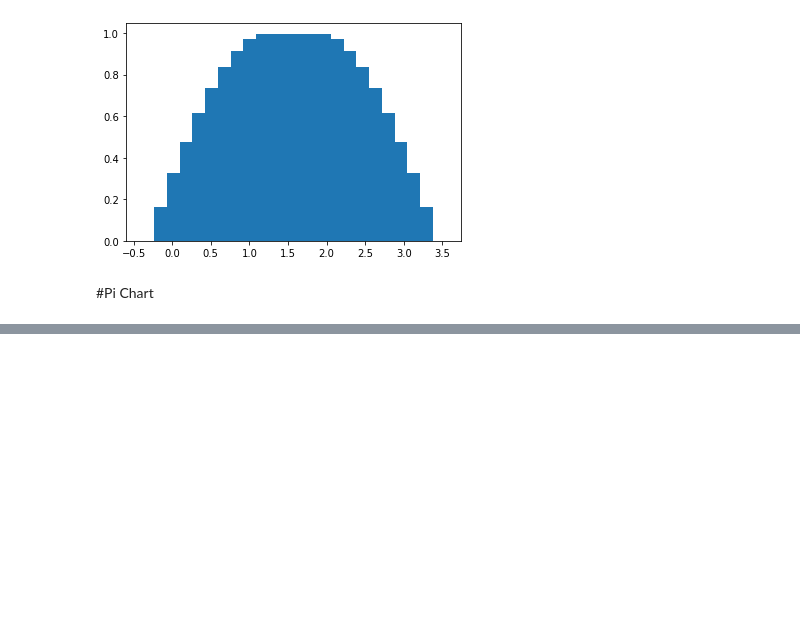
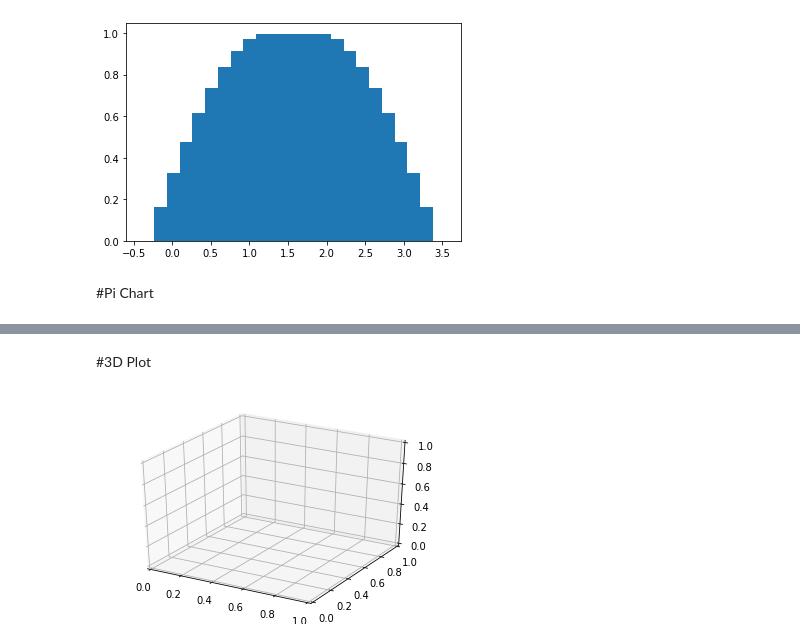
Before and after one commit to dasuntheekshanagit/COMLab, a Jupyter notebook: COMMATPLOT.ipynb, the cells around one changed output, grey strips where cells are left out. Cells and saved outputs as stored; diff of their text form; code cells hidden in the pictures; blank space fills up the shorter version.

```diff
--- a/COMMATPLOT.ipynb
+++ b/COMMATPLOT.ipynb
@@ -120,0 +122,10 @@ plt.show()
+# %% [markdown]
+#3D Plot
+# %%
+from mpl_toolkits.mplot3d import Axes3D
+
+fig = plt.figure()
+#define axes
+ax = fig.add_subplot(111,projection='3d') #1 column , 1 row
+# %% [output]
+[figure, added]
```
Also changed, not shown: parts of 2 cells of this notebook.
